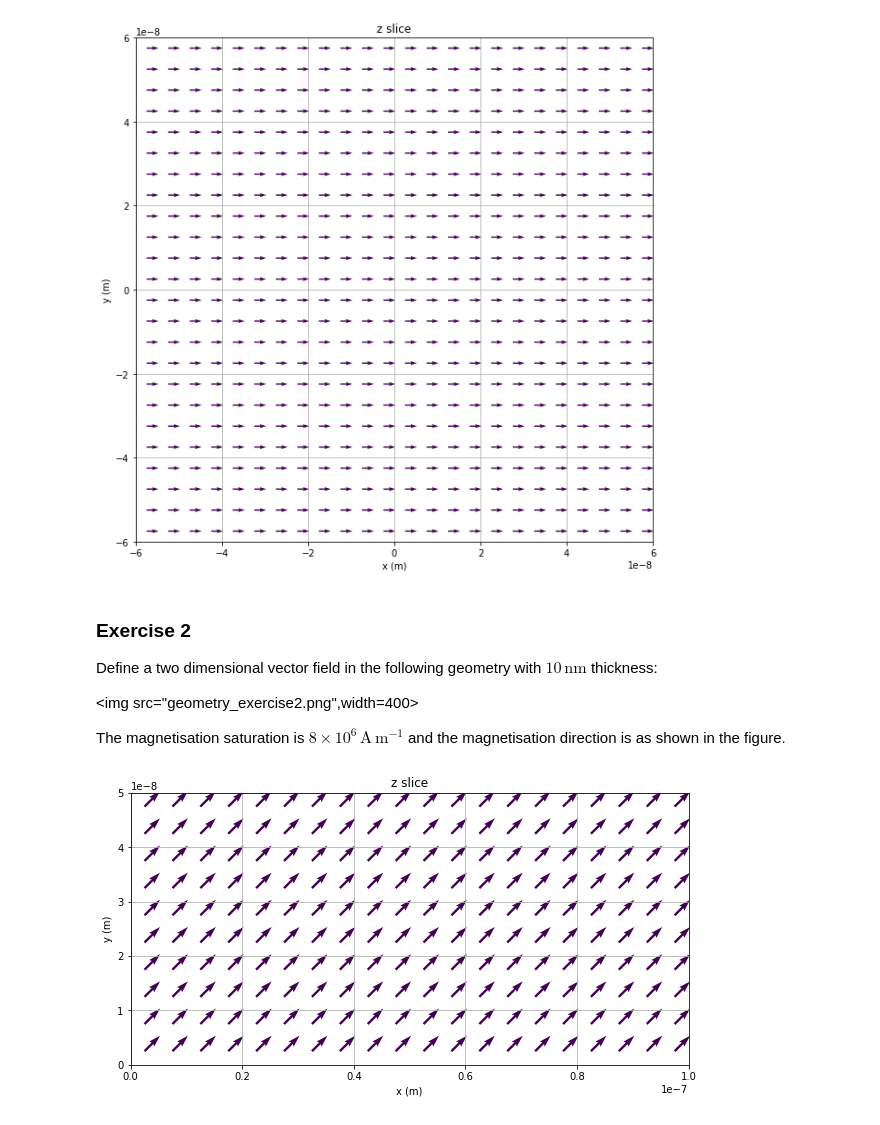
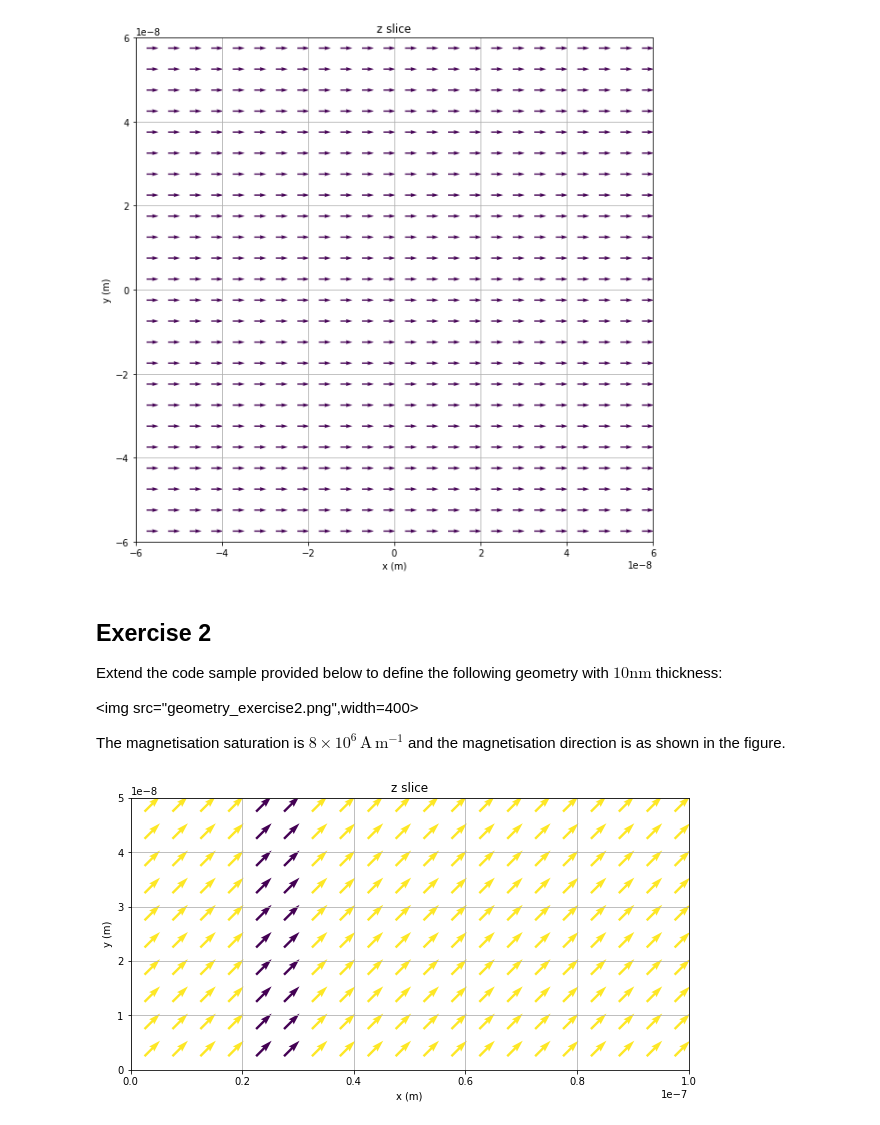
Before and after one commit to joommf-attic/tutorial, a Jupyter notebook: workshops/2017-04-05-IOPMagnetism2017/tutorial1_geometry.ipynb, the cells around one changed output. Saved outputs shown, nothing was run; the diff lists cells and outputs as text; code cells hidden in the pictures.

```diff
--- a/workshops/2017-04-05-IOPMagnetism2017/tutorial1_geometry.ipynb
+++ b/workshops/2017-04-05-IOPMagnetism2017/tutorial1_geometry.ipynb
@@ -161,9 +171,9 @@ m.plot_slice("z", 0);
 # %% [output]
 [figure]
 # %% [markdown]
-### Exercise 2
+## Exercise 2
 
-Define a two dimensional vector field in the following geometry with $10 \,\text{nm}$ thickness:
+Extend the code sample provided below to define the following geometry with $10\text{nm}$ thickness:
 
    <img src="geometry_exercise2.png",width=400>
 
@@ -171,21 +181,23 @@ The magnetisation saturation is $8 \times 10^{6} \,\text{A}\,\text{m}^{-1}$ and
 # %%
 cell = (5e-9, 5e-9, 5e-9)  # discretisation cell size (m)
 Ms = 8e6  # saturation magnetisation (A/m)
 
 mesh = df.Mesh(p1=(0, 0, 0), p2=(100e-9, 50e-9, 10e-9), cell=cell)
 
 def Ms_value(pos):
     x, y, z = pos
     # Insert missing code here to get the rigth shape of geometry.
     return Ms
 
 def m_value(pos):
     x, y, z = pos
-    # Insert missing code here to get the right magnetisation.
-    return (1, 1, 1)
+    if 20e-9 < x <= 30e-9:
+        return (1, 1, -1)
+    else:
+        return (1, 1, 1)
 
 m = df.Field(mesh, value=m_value, norm=Ms_value)
 
 m.plot_slice("z", 0);
 # %% [output]
-[figure, old version]
+[figure, new version]
```
Also changed, not shown: parts of 17 cells of this notebook.
